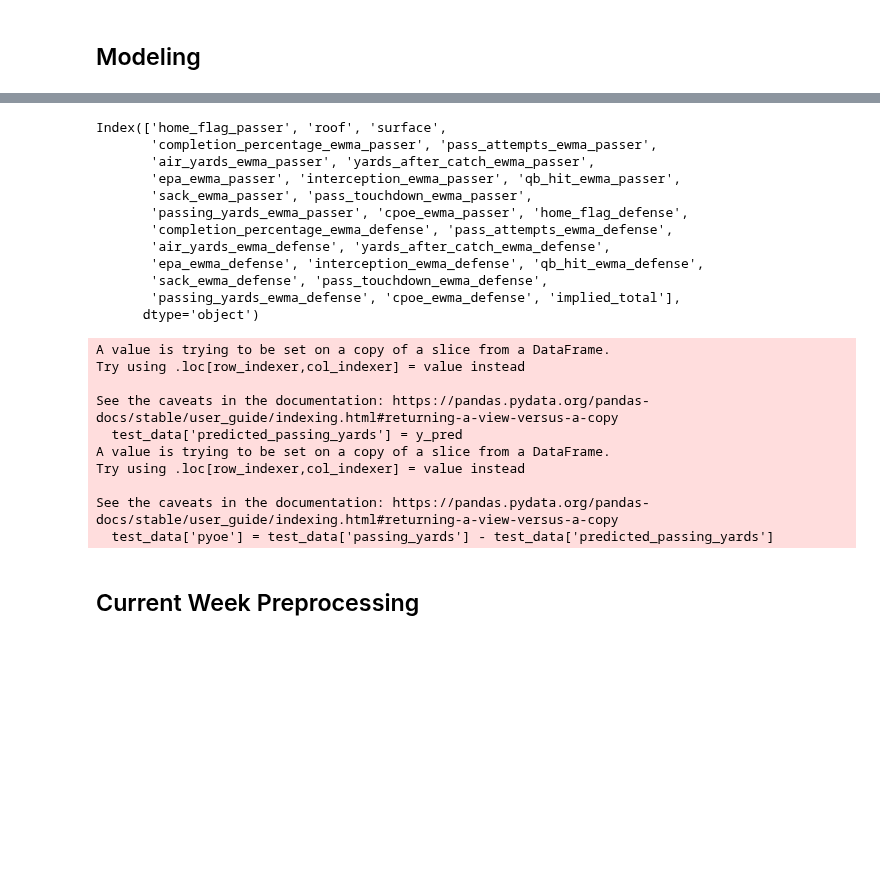
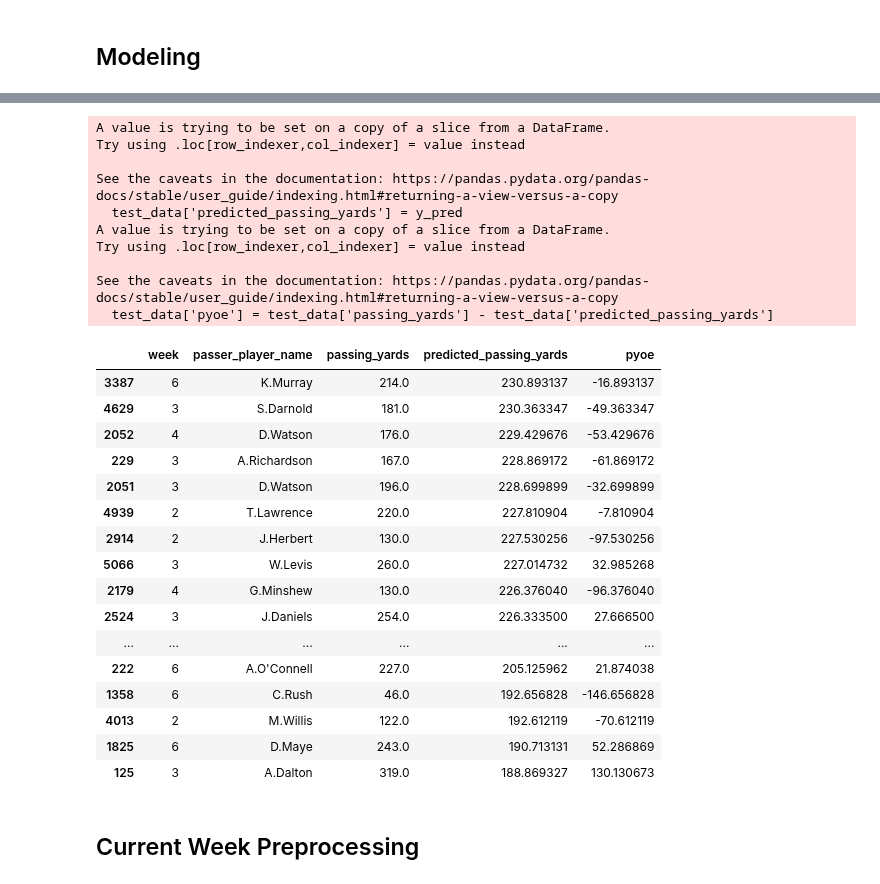
Before and after one commit to bhuggard/CheckTheCover, a Jupyter notebook: testnocom.ipynb, the cells around one changed output, grey strips where cells are left out. Saved outputs shown, nothing was run; the diff lists cells and outputs as text; code cells hidden in the pictures; blank space fills up the shorter version.

```diff
--- a/testnocom.ipynb
+++ b/testnocom.ipynb
@@ -56,20 +55,21 @@ schedules_df.drop(columns= ['away_coach', 'home_coach', 'referee',
        'gametime'], inplace=True)
 # %%
 # Create a DataFrame for away quarterbacks
-away_df = schedules_df[['game_id', 'season', 'game_type', 'week', 'away_team', 'home_team', 'away_qb_name', 'implied_away_total']].copy()
-away_df.rename(columns={'away_team': 'team', 'away_qb_name': 'qb_name', 'implied_away_total': 'implied_total'}, inplace=True)
+away_df = schedules_df[['game_id', 'season', 'game_type', 'week', 'away_team', 'home_team', 'away_qb_name', 'implied_away_total', 'roof', 'surface',]].copy()
+away_df.rename(columns={'away_qb_name': 'qb_name', 'implied_away_total': 'implied_total'}, inplace=True)
 away_df['home_away'] = 'away'
+away_df['posteam'] = away_df['away_team']
+away_df['defteam'] = away_df['home_team']
 
 # Create a DataFrame for home quarterbacks
-home_df = schedules_df[['game_id', 'season', 'game_type', 'week', 'home_team', 'away_team', 'home_qb_name', 'implied_home_total']].copy()
-home_df.rename(columns={'home_team': 'team', 'home_qb_name': 'qb_name', 'implied_home_total': 'implied_total'}, inplace=True)
+home_df = schedules_df[['game_id', 'season', 'game_type', 'week', 'away_team', 'home_team', 'home_qb_name', 'implied_home_total', 'roof', 'surface']].copy()
+home_df.rename(columns={'home_qb_name': 'qb_name', 'implied_home_total': 'implied_total'}, inplace=True)
 home_df['home_away'] = 'home'
+home_df['posteam'] = home_df['home_team']
+home_df['defteam'] = home_df['away_team']
 
 # Concatenate both DataFrames
 combined_schedule_df = pd.concat([away_df, home_df])
 
 # Reset index for cleanliness
 combined_schedule_df.reset_index(drop=True, inplace=True)
-# %%
-# Assuming your DataFrame is named df
-combined_schedule_df.rename(columns={'team': 'posteam'}, inplace=True)
@@ -92,5 +76,4 @@ combined_schedule_df
 # %%
-# Function to format QB names into the desired "A.Dalton" format, handling missing values
 def format_passer_name(qb_name):
     if pd.isna(qb_name):  # Check if the name is NaN
         return ""
@@ -104,7 +87,11 @@ def format_passer_name(qb_name):
     return f"{first_name[0]}.{last_name}"
 
 # Apply the function to create the new 'player_passer_name' column
-combined_schedule_df['player_passer_name'] = combined_schedule_df['qb_name'].apply(format_passer_name)
+combined_schedule_df['passer_player_name'] = combined_schedule_df['qb_name'].apply(format_passer_name)
+# %%
+#Reorder Columns
+combined_schedule_df = combined_schedule_df[['game_id', 'season', 'game_type', 'week', 'roof', 'surface',
+                                             'posteam', 'defteam', 'home_team', 'away_team', 'qb_name', 'passer_player_name', 'implied_total', 'home_away']]
 # %% [markdown]
 ## Importing PBP Training Data
 # %%
@@ -454,15 +420,0 @@ RMSE: 74.71181714699182
-# %%
-features
-# %% [output]
-Index(['home_flag_passer', 'roof', 'surface',
-       'completion_percentage_ewma_passer', 'pass_attempts_ewma_passer',
-       'air_yards_ewma_passer', 'yards_after_catch_ewma_passer',
-       'epa_ewma_passer', 'interception_ewma_passer', 'qb_hit_ewma_passer',
-       'sack_ewma_passer', 'pass_touchdown_ewma_passer',
-       'passing_yards_ewma_passer', 'cpoe_ewma_passer', 'home_flag_defense',
-       'completion_percentage_ewma_defense', 'pass_attempts_ewma_defense',
-       'air_yards_ewma_defense', 'yards_after_catch_ewma_defense',
-       'epa_ewma_defense', 'interception_ewma_defense', 'qb_hit_ewma_defense',
-       'sack_ewma_defense', 'pass_touchdown_ewma_defense',
-       'passing_yards_ewma_defense', 'cpoe_ewma_defense', 'implied_total'],
-      dtype='object')
@@ -472,23 +426,40 @@ test_data = filtered_with_ewma_it[filtered_with_ewma_it['season'] == 2024]
 # %%
 # Add predictions to the test_data (2024) DataFrame
 test_data['predicted_passing_yards'] = y_pred
 
 # Calculate whether the model over-predicted or under-predicted
 test_data['pyoe'] = test_data['passing_yards'] - test_data['predicted_passing_yards']
 
 # # Display the updated dataframe with actual, predicted, and over/under information
-# test_data[['week', 'passer_player_name', 'passing_yards', 'predicted_passing_yards', 'pyoe']].sort_values(by='predicted_passing_yards', key=abs, ascending=False).tail(60)
+test_data[['week', 'passer_player_name', 'passing_yards', 'predicted_passing_yards', 'pyoe']].sort_values(by='predicted_passing_yards', key=abs, ascending=False).tail(60)
 # %% [output]
 A value is trying to be set on a copy of a slice from a DataFrame.
 Try using .loc[row_indexer,col_indexer] = value instead
 
 See the caveats in the documentation: https://pandas.pydata.org/pandas-docs/stable/user_guide/indexing.html#returning-a-view-versus-a-copy
   test_data['predicted_passing_yards'] = y_pred
 A value is trying to be set on a copy of a slice from a DataFrame.
 Try using .loc[row_indexer,col_indexer] = value instead
 
 See the caveats in the documentation: https://pandas.pydata.org/pandas-docs/stable/user_guide/indexing.html#returning-a-view-versus-a-copy
   test_data['pyoe'] = test_data['passing_yards'] - test_data['predicted_passing_yards']
+|  | week | passer_player_name | passing_yards | predicted_passing_yards | pyoe |
+| 3387 | 6 | K.Murray | 214.0 | 230.893137 | -16.893137 |
+| 4629 | 3 | S.Darnold | 181.0 | 230.363347 | -49.363347 |
+| 2052 | 4 | D.Watson | 176.0 | 229.429676 | -53.429676 |
+| 229 | 3 | A.Richardson | 167.0 | 228.869172 | -61.869172 |
+| 2051 | 3 | D.Watson | 196.0 | 228.699899 | -32.699899 |
+| 4939 | 2 | T.Lawrence | 220.0 | 227.810904 | -7.810904 |
+| 2914 | 2 | J.Herbert | 130.0 | 227.530256 | -97.530256 |
+| 5066 | 3 | W.Levis | 260.0 | 227.014732 | 32.985268 |
+| 2179 | 4 | G.Minshew | 130.0 | 226.376040 | -96.376040 |
+| 2524 | 3 | J.Daniels | 254.0 | 226.333500 | 27.666500 |
+| ... | ... | ... | ... | ... | ... |
+| 222 | 6 | A.O'Connell | 227.0 | 205.125962 | 21.874038 |
+| 1358 | 6 | C.Rush | 46.0 | 192.656828 | -146.656828 |
+| 4013 | 2 | M.Willis | 122.0 | 192.612119 | -70.612119 |
+| 1825 | 6 | D.Maye | 243.0 | 190.713131 | 52.286869 |
+| 125 | 3 | A.Dalton | 319.0 | 188.869327 | 130.130673 |
 # %% [markdown]
 ## Current Week Preprocessing
 # %%
```
Also changed, not shown: parts of 28 cells of this notebook.
